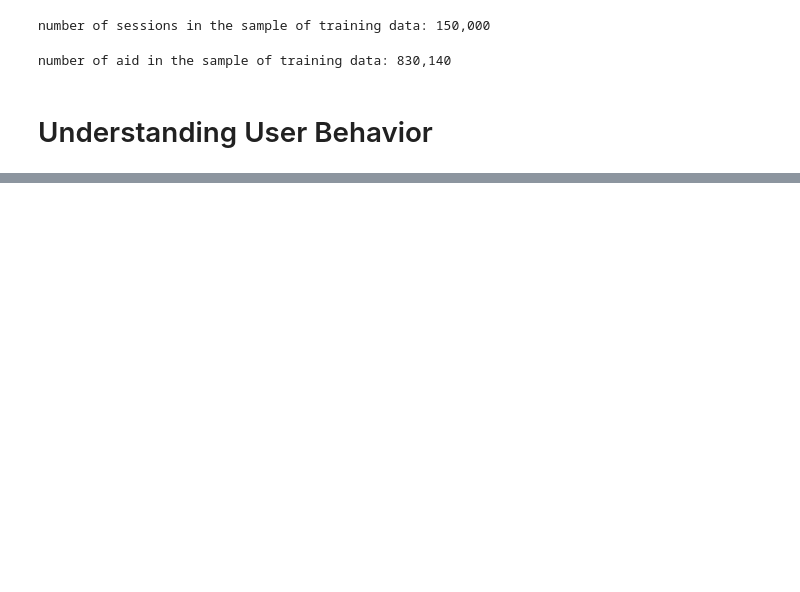
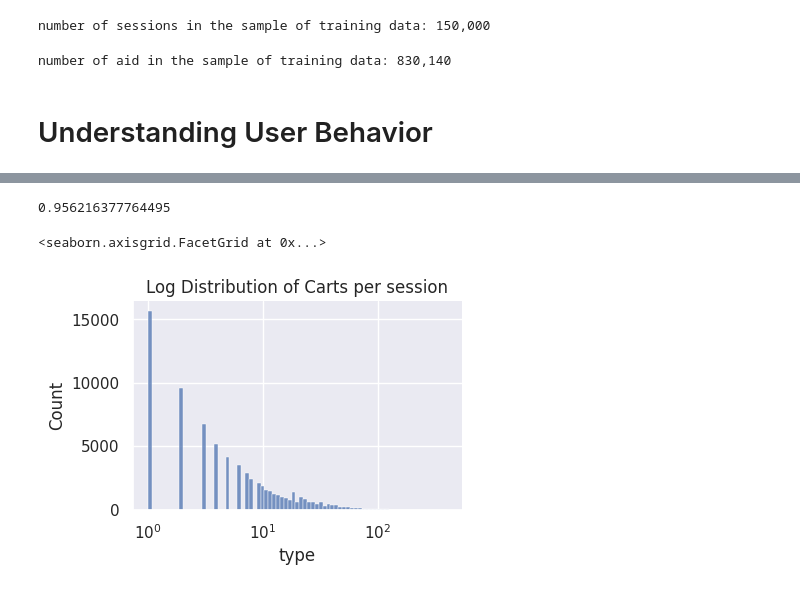
Before and after one commit to a-sharma06/recsys_otto, a Jupyter notebook: otto-eda-exploratory-data-analysis.ipynb, the cells around one changed output, grey strips where cells are left out. Saved outputs shown, nothing was run; the diff lists cells and outputs as text; code cells hidden in the pictures; blank space fills up the shorter version.

```diff
--- a/otto-eda-exploratory-data-analysis.ipynb
+++ b/otto-eda-exploratory-data-analysis.ipynb
@@ -159,0 +222,9 @@ print(article_id_counts)
+# %%
+ncarts_per_session = (
+    expanded_df
+    .loc[expanded_df["type"]=="carts"]
+    .groupby(["session"])
+    ["type"]
+    .count()
+    .reset_index()
+)
@@ -159,0 +262,18 @@ print(article_id_counts)
+# %%
+(
+    ncarts_per_session["type"].value_counts()[0:3].sum()
+    /
+    ncarts_per_session["type"].value_counts()[4:].sum()
+)
+# %% [output]
+0.956216377764495
+# %%
+(
+    sns.displot(data=ncarts_per_session, x='type', log_scale=True, height=3, aspect=1.5)
+    .set(
+        title='Log Distribution of Carts per session',
+    )
+)
+# %% [output]
+<seaborn.axisgrid.FacetGrid at 0x...>
+[figure, added]
```
Also changed, not shown: parts of 26 cells of this notebook.
